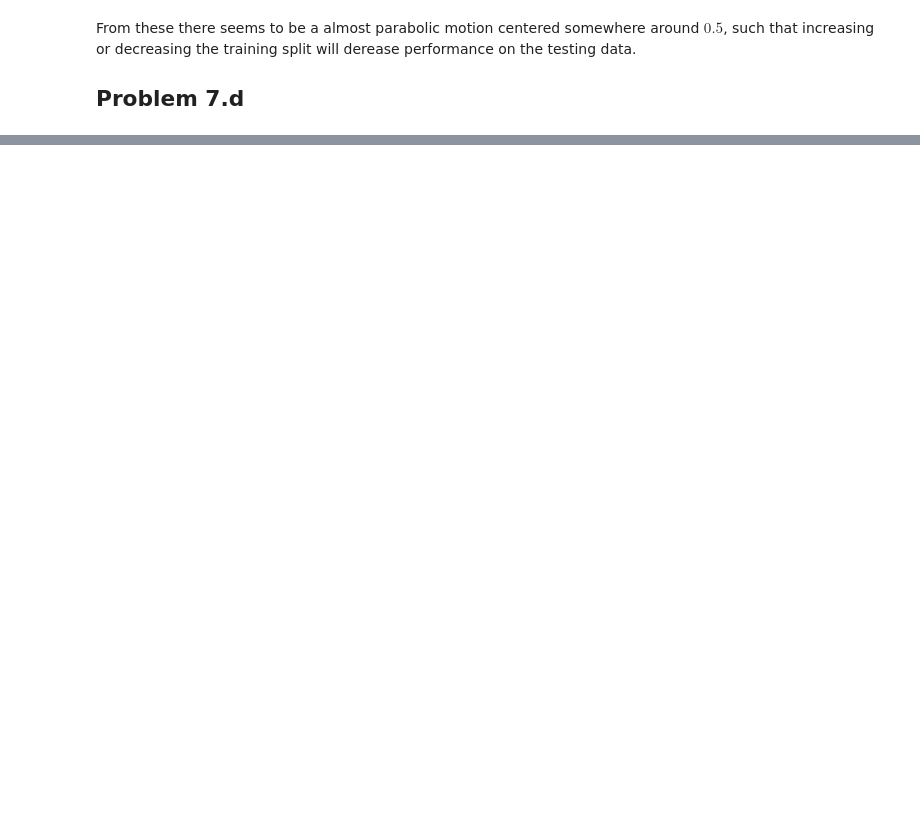
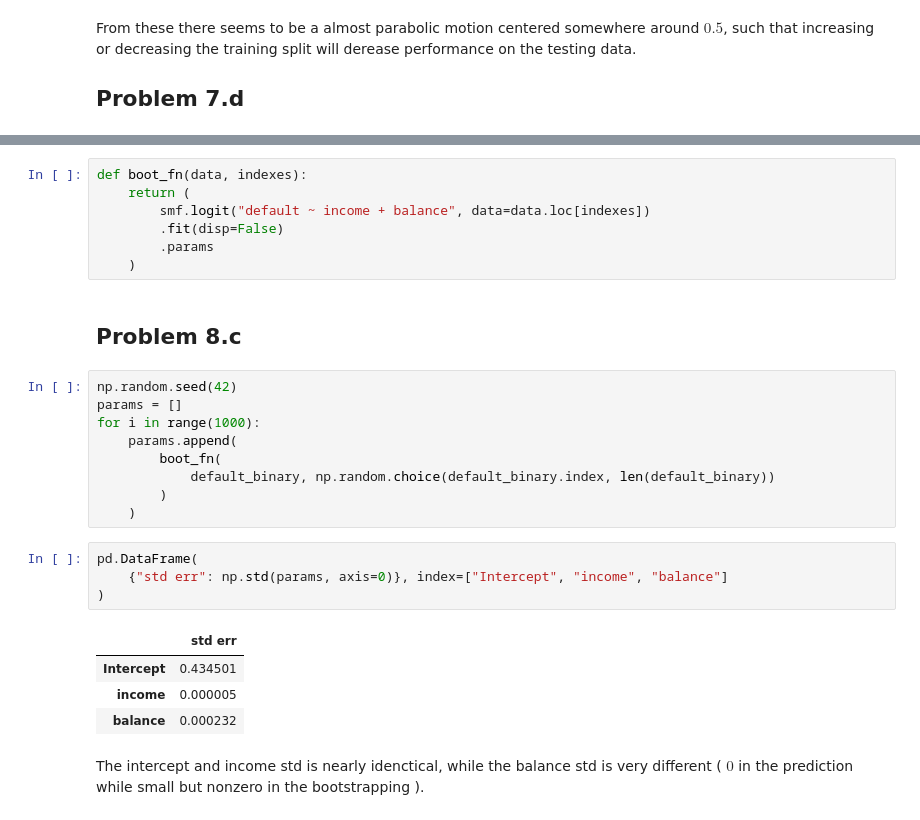
Before and after one commit to AlistairKeiller/STATS-202, a Jupyter notebook: HW 2.ipynb, the cells around one changed output, grey strips where cells are left out. Drawn from its saved outputs; the diff is of its cells as text; blank space fills up the shorter version.

```diff
--- a/HW 2.ipynb
+++ b/HW 2.ipynb
@@ -303,0 +395,29 @@ The error is `{python} error`, which is an improvment over the version without s
+# %%
+def boot_fn(data, indexes):
+    return (
+        smf.logit("default ~ income + balance", data=data.loc[indexes])
+        .fit(disp=False)
+        .params
+    )
+# %% [markdown]
+## Problem 8.c
+# %%
+np.random.seed(42)
+params = []
+for i in range(1000):
+    params.append(
+        boot_fn(
+            default_binary, np.random.choice(default_binary.index, len(default_binary))
+        )
+    )
+# %%
+pd.DataFrame(
+    {"std err": np.std(params, axis=0)}, index=["Intercept", "income", "balance"]
+)
+# %% [output]
+|  | std err |
+| Intercept | 0.434501 |
+| income | 0.000005 |
+| balance | 0.000232 |
+# %% [markdown]
+The intercept and income std is nearly idenctical, while the balance std is very different ( $0$ in the prediction while small but nonzero in the bootstrapping ).
```
Also changed, not shown: parts of 20 cells of this notebook.
